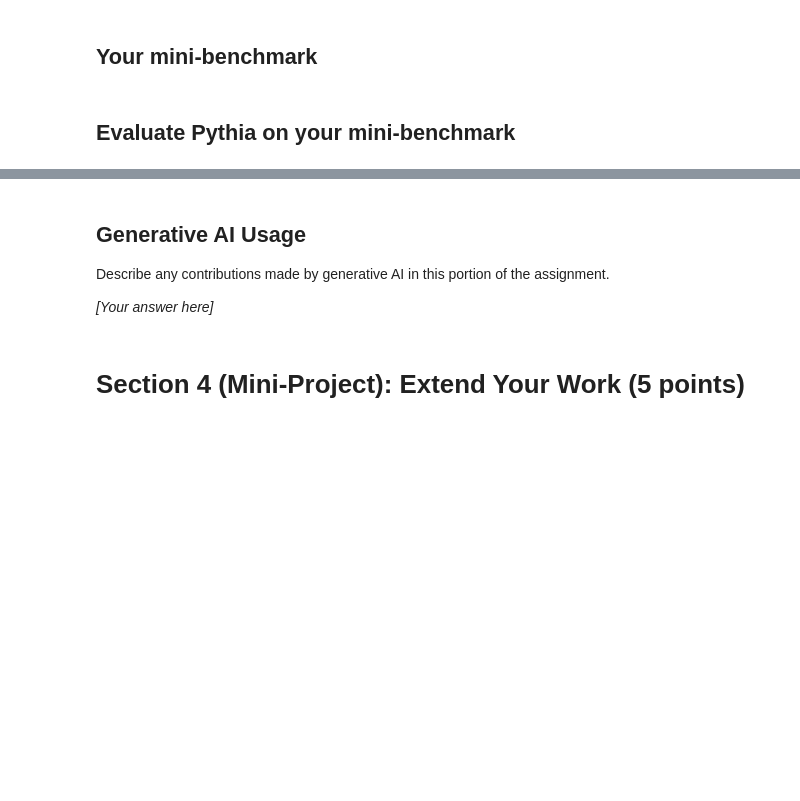
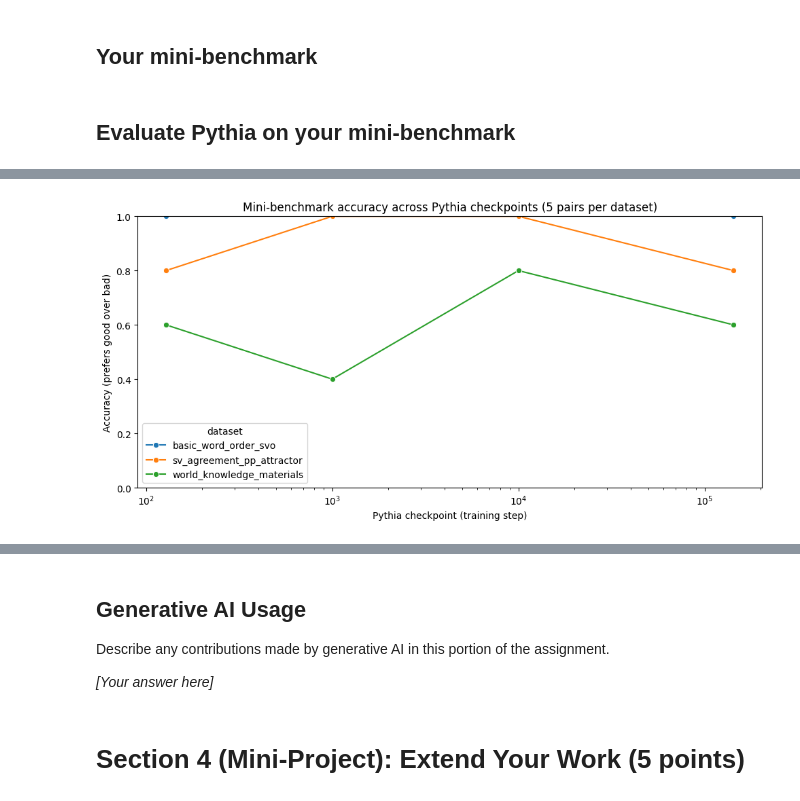
Before and after one commit to ole0246/LanguageModelsAsCognitiveModels, a Jupyter notebook: DSC_291_HW1_Evaluating_BabyLMs.ipynb, the cells around one changed output, grey strips where cells are left out. Cells and saved outputs as stored; diff of their text form; code cells hidden in the pictures; blank space fills up the shorter version.

```diff
--- a/DSC_291_HW1_Evaluating_BabyLMs.ipynb
+++ b/DSC_291_HW1_Evaluating_BabyLMs.ipynb
@@ -236,9 +229,19 @@ def evaluate(task_name, ms_scorer, normalize=False, n=100):
 
     correct = 0
     total = 0
+
     for ex in tqdm(subset, desc=f"Evaluating on {task_name}", leave=False):
-        pass  # <YOUR CODE HERE>
-    # return accuracy
+
+      # surprisal for both sentences (lower = better / more probable)
+      s_good, s_bad = ms_scorer.sequence_score([ex["sentence_good"], ex["sentence_bad"]], reduction=reduction)
+
+      if s_good < s_bad:
+          correct += 1
+      total += 1
+
+    accuracy = correct / total if total > 0 else float("nan")
+
+    return accuracy
 # %% [markdown]
 ## Evaluate Pythia Checkpoints
 
@@ -340,0 +434,64 @@ Summarize your findings. Did the models behave as expected? Why or why not?
+# %%
+def evaluate_minibench(pairs, ms_scorer, normalize=False):
+    """
+    pairs: list[dict] with keys: sentence_good, sentence_bad
+    Returns: accuracy in [0, 1] where correct means surprisal(good) < surprisal(bad).
+    """
+    reduction = (lambda x: -x.mean(0).item()) if normalize else (lambda x: -x.sum(0).item())
+
+    correct = 0
+    total = 0
+    for ex in pairs:
+        s_good, s_bad = ms_scorer.sequence_score(
+            [ex["sentence_good"], ex["sentence_bad"]],
+            reduction=reduction
+        )
+        correct += int(s_good < s_bad)
+        total += 1
+
+    return correct / total if total > 0 else float("nan")
+
+mini_datasets = {
+    "sv_agreement_pp_attractor": dataset1,
+    "world_knowledge_materials": dataset2,
+    "basic_word_order_svo": dataset3,
+}
+
+# Evaluate across checkpoints
+rows = []
+normalize = False
+
+for ckpt in sorted(ckpts.keys()):
+    ms_scorer = scorer.IncrementalLMScorer(
+        ckpts[ckpt][0],
+        device,
+        tokenizer=ckpts[ckpt][1]
+    )
+
+    for ds_name, pairs in mini_datasets.items():
+        acc = evaluate_minibench(pairs, ms_scorer, normalize=normalize)
+        rows.append(
+            {
+                "ckpt": ckpt,
+                "dataset": ds_name,
+                "accuracy": acc,
+                "n_pairs": len(pairs),
+                "normalize": normalize,
+            }
+        )
+
+mini_results_df = pd.DataFrame(rows).sort_values(["dataset", "ckpt"]).reset_index(drop=True)
+
+print(mini_results_df)
+
+# Plot
+plt.figure(figsize=(10, 5))
+sns.lineplot(data=mini_results_df, x="ckpt", y="accuracy", hue="dataset", marker="o")
+plt.xscale("log")
+plt.ylim(0, 1)
+plt.xlabel("Pythia checkpoint (training step)")
+plt.ylabel("Accuracy (prefers good over bad)")
+plt.title("Mini-benchmark accuracy across Pythia checkpoints (5 pairs per dataset)")
+plt.tight_layout()
+plt.show()
+# %% [output]
@@ -340,0 +511 @@ Summarize your findings. Did the models behave as expected? Why or why not?
+[figure, added]
```
Also changed, not shown: parts of 15 cells of this notebook.
